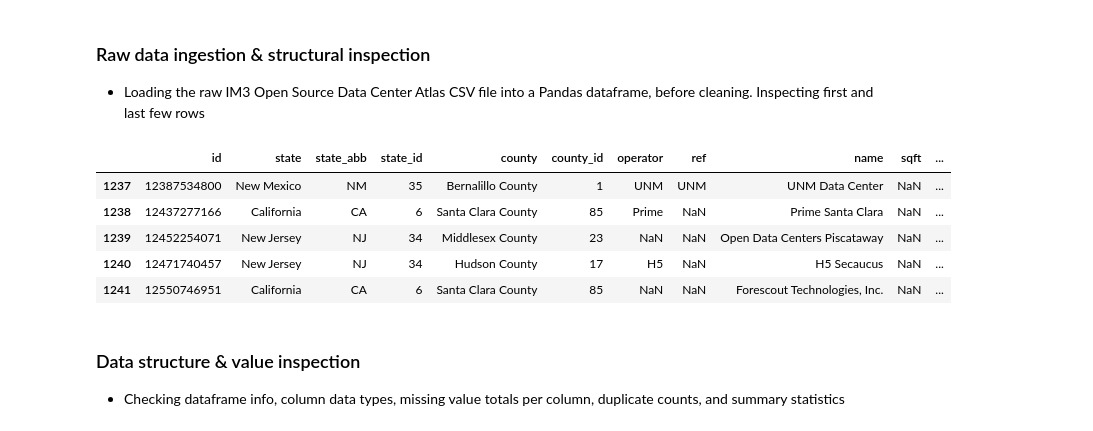
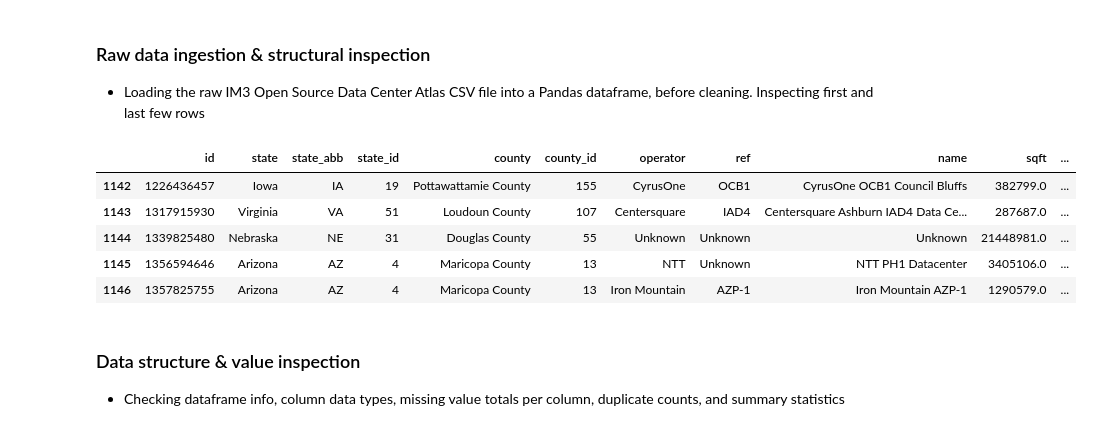
Before and after one commit to acm-research-f26/ATLAS, a Jupyter notebook: preprocessing.ipynb, the cells around one changed output. Saved outputs shown, nothing was run; the diff lists cells and outputs as text; code cells hidden in the pictures.

Commit message:
data cleaned to include: Id, sqft, coordinates, building types, and size class

```diff
--- a/preprocessing.ipynb
+++ b/preprocessing.ipynb
@@ -15,17 +15,17 @@ import geopandas as gpd
 ### Raw data ingestion & structural inspection
 - Loading the raw IM3 Open Source Data Center Atlas CSV file into a Pandas dataframe, before cleaning. Inspecting first and last few rows
 # %%
-df = pd.read_csv("Data/im3_atlas.csv")
+df = pd.read_csv("Data/im3_2025_atlas_cleaned.csv")
 df
 df.head()
 df.tail()
 # %% [output]
 |  | id | state | state_abb | state_id | county | county_id | operator | ref | name | sqft | ... |
-| 1237 | 12387534800 | New Mexico | NM | 35 | Bernalillo County | 1 | UNM | UNM | UNM Data Center | NaN | ... |
-| 1238 | 12437277166 | California | CA | 6 | Santa Clara County | 85 | Prime | NaN | Prime Santa Clara | NaN | ... |
-| 1239 | 12452254071 | New Jersey | NJ | 34 | Middlesex County | 23 | NaN | NaN | Open Data Centers Piscataway | NaN | ... |
-| 1240 | 12471740457 | New Jersey | NJ | 34 | Hudson County | 17 | H5 | NaN | H5 Secaucus | NaN | ... |
-| 1241 | 12550746951 | California | CA | 6 | Santa Clara County | 85 | NaN | NaN | Forescout Technologies, Inc. | NaN | ... |
+| 1142 | 1226436457 | Iowa | IA | 19 | Pottawattamie County | 155 | CyrusOne | OCB1 | CyrusOne OCB1 Council Bluffs | 382799.0 | ... |
+| 1143 | 1317915930 | Virginia | VA | 51 | Loudoun County | 107 | Centersquare | IAD4 | Centersquare Ashburn IAD4 Data Ce... | 287687.0 | ... |
+| 1144 | 1339825480 | Nebraska | NE | 31 | Douglas County | 55 | Unknown | Unknown | Unknown | 21448981.0 | ... |
+| 1145 | 1356594646 | Arizona | AZ | 4 | Maricopa County | 13 | NTT | Unknown | NTT PH1 Datacenter | 3405106.0 | ... |
+| 1146 | 1357825755 | Arizona | AZ | 4 | Maricopa County | 13 | Iron Mountain | AZP-1 | Iron Mountain AZP-1 | 1290579.0 | ... |
 # %% [markdown]
 ### Data structure & value inspection
 - Checking dataframe info, column data types, missing value totals per column, duplicate counts, and summary statistics
```
Also changed, not shown: parts of 5 cells of this notebook, 2 other files.
